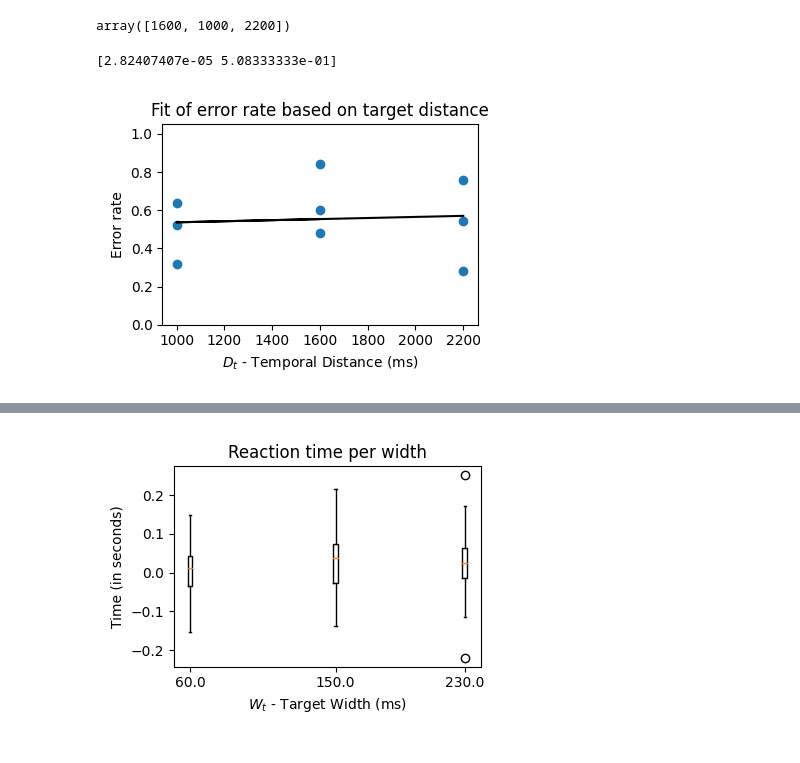
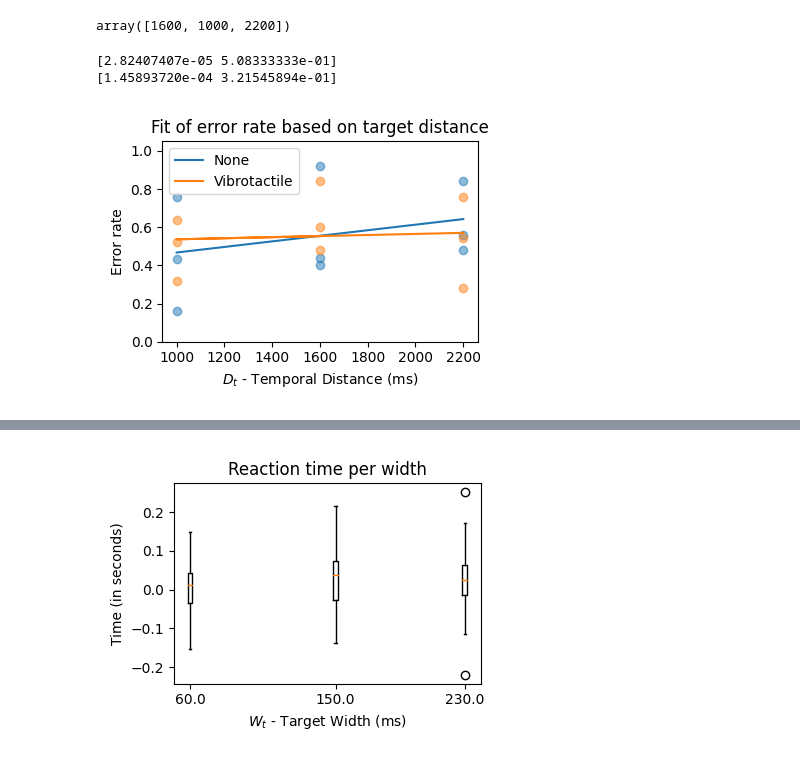
Before and after one commit to nikolechetty/TMSI_LSL, a Jupyter notebook: experiment_files/experiment_1_data_analysis_dailyn.ipynb, the cells around one changed output, grey strips where cells are left out. Drawn from its saved outputs; the diff is of its cells as text; code cells hidden in the pictures.

```diff
--- a/experiment_files/experiment_1_data_analysis_dailyn.ipynb
+++ b/experiment_files/experiment_1_data_analysis_dailyn.ipynb
@@ -348,3 +430,12 @@ stop_cue_timestamp_haptics = stop_cue_timestamp_haptics[np.logical_or(stop_cue_t
 
 start_cue_timestamp_haptics = start_cue_timestamp_haptics[start_cue_timestamp_haptics<450]
 stop_cue_timestamp_haptics = stop_cue_timestamp_haptics[stop_cue_timestamp_haptics<450]
+# %%
+start_cue_timestamp_wo = start_cue_timestamp_wo[np.logical_or(start_cue_timestamp_wo<128, start_cue_timestamp_wo>129)]
+stop_cue_timestamp_wo = stop_cue_timestamp_wo[np.logical_or(stop_cue_timestamp_wo<128, stop_cue_timestamp_wo>129)]
+
+start_cue_timestamp_wo = start_cue_timestamp_wo[np.logical_or(start_cue_timestamp_wo<264, start_cue_timestamp_wo>267)]
+stop_cue_timestamp_wo = stop_cue_timestamp_wo[np.logical_or(stop_cue_timestamp_wo<264, stop_cue_timestamp_wo>267)]
+
+start_cue_timestamp_wo = start_cue_timestamp_wo[start_cue_timestamp_wo<397.5]
+stop_cue_timestamp_wo = stop_cue_timestamp_wo[stop_cue_timestamp_wo<397.5]
@@ -458,3 +691,16 @@ Levels: [0 0 0 0 0 0 0 0 0 0 0 0 0 0 0 0 0 0 0 0 0 0 0 0 0 1 1 1 1 1 1 1 1 1 1 1
  8 8]
 performance per level: [0.52       0.68       0.72       0.16       0.24       0.48
  0.4        0.36       0.45833333]
+# %%
+
+repitions = gui_reps_wo
+print("repitions:", repitions)
+correct_timestamp_wo = correct_timestamp_wo[:-1]
+level = np.arange(len(correct_timestamp_wo))//repitions
+print('Levels:', level)
+
+
+
+
+performance_wo = np.bincount(level,correct_timestamp_wo)/np.bincount(level)
+print('performance per level:', performance_wo)
@@ -498,22 +805,34 @@ gui_combos_haptics[:, 1][0:3]
 # %% [output]
 array([1600, 1000, 2200])
 # %%
-dt_coef = np.polyfit(gui_combos_haptics[:,1],1-performance_haptics,1)
-print(dt_coef)
-dt_fn = np.poly1d(dt_coef)
+
+dt_coef_haptics = np.polyfit(gui_combos_haptics[:,1],1-performance_haptics,1)
+print(dt_coef_haptics)
+dt_fn_haptics = np.poly1d(dt_coef_haptics)
+
+dt_coef_wo = np.polyfit(gui_combos_wo[:,1],1-performance_wo,1)
+print(dt_coef_wo)
+dt_fn_wo = np.poly1d(dt_coef_wo)
 
 plt.figure(figsize=(4,3))
-plt.scatter(gui_combos_haptics[:,1], 1-performance_haptics[0:np.shape(ID)[0]])
-plt.plot(gui_combos_haptics[:, 1][0:3], dt_fn(gui_combos_haptics[:, 1][0:3]), 'k', label="Fit")
+
+plt.scatter(gui_combos_wo[:,1], 1-performance_wo[0:np.shape(ID_wo)[0]], alpha=0.5)
+plt.plot(gui_combos_wo[:, 1][0:3], dt_fn_wo(gui_combos_wo[:, 1][0:3]),  label="None")
+
+
+plt.scatter(gui_combos_haptics[:,1], 1-performance_haptics[0:np.shape(ID_haptics)[0]], alpha=0.5)
+plt.plot(gui_combos_haptics[:, 1][0:3], dt_fn_haptics(gui_combos_haptics[:, 1][0:3]), label="Vibrotactile")
 plt.title('Fit of error rate based on target distance')
 plt.xlabel('$D_{t}$ - Temporal Distance (ms)')
 plt.ylabel('Error rate')
 plt.ylim([0, 1.05])
+plt.legend()
 plt.tight_layout()
 plt.show()
 # %% [output]
 [2.82407407e-05 5.08333333e-01]
+[1.45893720e-04 3.21545894e-01]
-[figure, old version]
+[figure, new version]
 # %%
 widths = gui_combos_haptics[:,0]//60
 # print(widths)
```
Also changed, not shown: parts of 24 cells of this notebook.
